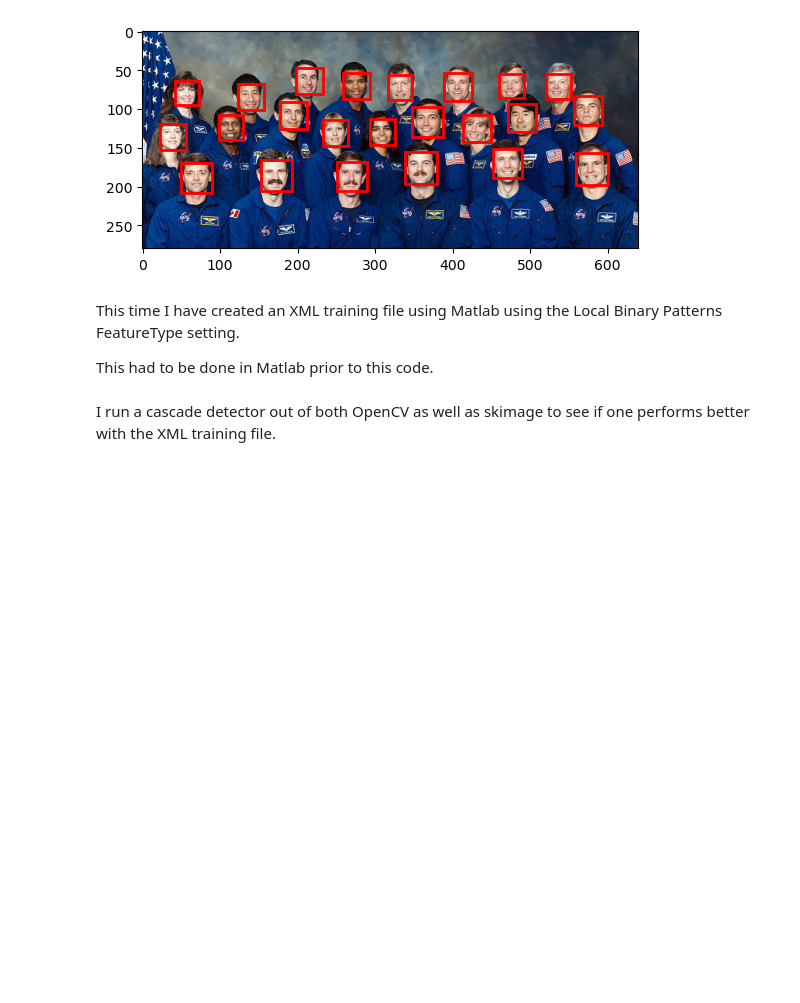
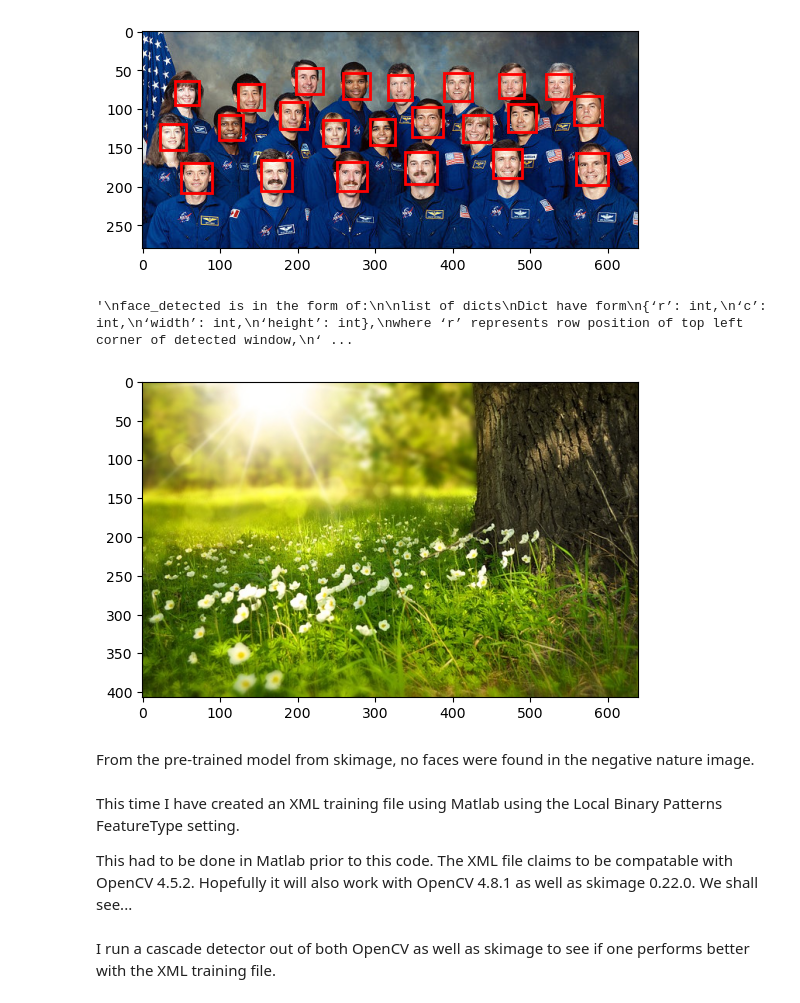
Before and after one commit to BBotzer/AI879, a Jupyter notebook: Week09/Botzer_AI879_HW_Q1_Week9.ipynb, the cells around one changed output. Saved outputs shown, nothing was run; the diff lists cells and outputs as text; code cells hidden in the pictures; blank space fills up the shorter version.

Commit message:
Adding nature to week 9.  Done.

```diff
--- a/Week09/Botzer_AI879_HW_Q1_Week9.ipynb
+++ b/Week09/Botzer_AI879_HW_Q1_Week9.ipynb
@@ -101,10 +101,71 @@ for patch in face_detected:
 plt.show()
 # %% [output]
 [figure]
+# %%
+# I had to tinker with the min_size and the max_size of the search window for a bit to find the faces
+
+# Use the cascade detector to locate faces
+face_detected_nature = cascade_detector.detect_multi_scale(img=neg_im,
+                                                    scale_factor=1.2,
+                                                    step_ratio=1,
+                                                    min_size=(20,20),
+                                                    max_size=(200, 200))
+
+'''
+face_detected is in the form of:
+
+list of dicts
+Dict have form
+{‘r’: int,
+‘c’: int,
+‘width’: int,
+‘height’: int},
+where ‘r’ represents row position of top left corner of detected window,
+‘c’ - col position,
+‘width’ - width of detected window,
+‘height’ - height of detected window.
+'''
+# %% [output]
+'\nface_detected is in the form of:\n\nlist of dicts\nDict have form\n{‘r’: int,\n‘c’: int,\n‘width’: int,\n‘height’: int},\nwhere ‘r’ represents row position of top left corner of detected window,\n‘ ...
+# %%
+# Outputing the image with face mappings as done in:
+# https://scikit-image.org/docs/stable/auto_examples/applications/plot_face_detection.html#sphx-glr-auto-examples-applications-plot-face-detection-py
+
+# Show the positive image
+plt.imshow(neg_im)
+
+# Get the current axis
+img_desc = plt.gca()
+# Set the color mapping to gray
+plt.set_cmap('gray')
+
+# For each of the faces detected, make a red rectangle path
+#   The patch that is pulled each time is in the form of a dict from above.
+#   This is how the patch values 'c', 'r', etc. are used below
+for patch in face_detected_nature:
+
+    # Add the patch to the image
+    img_desc.add_patch(
+        patches.Rectangle(
+            (patch['c'], patch['r']),
+            patch['width'],
+            patch['height'],
+            fill=False,
+            color='r',
+            linewidth=2
+        )
+    )
+
+# Show me everything
+plt.show()
+# %% [output]
+[figure, added]
+# %% [markdown]
+From the pre-trained model from skimage, no faces were found in the negative nature image.
 # %% [markdown]
 This time I have created an XML training file using Matlab using the Local Binary Patterns FeatureType setting.
 
-This had to be done in Matlab prior to this code.
+This had to be done in Matlab prior to this code.  The XML file claims to be compatable with OpenCV 4.5.2.  Hopefully it will also work with OpenCV 4.8.1 as well as skimage 0.22.0.  We shall see...
 # %%
 # I had to switch the FeatureType to Local Binary Pattern.
 # Using HAAR results in a kernal crash.
```
Also changed, not shown: parts of 8 cells of this notebook, 1 other file.
